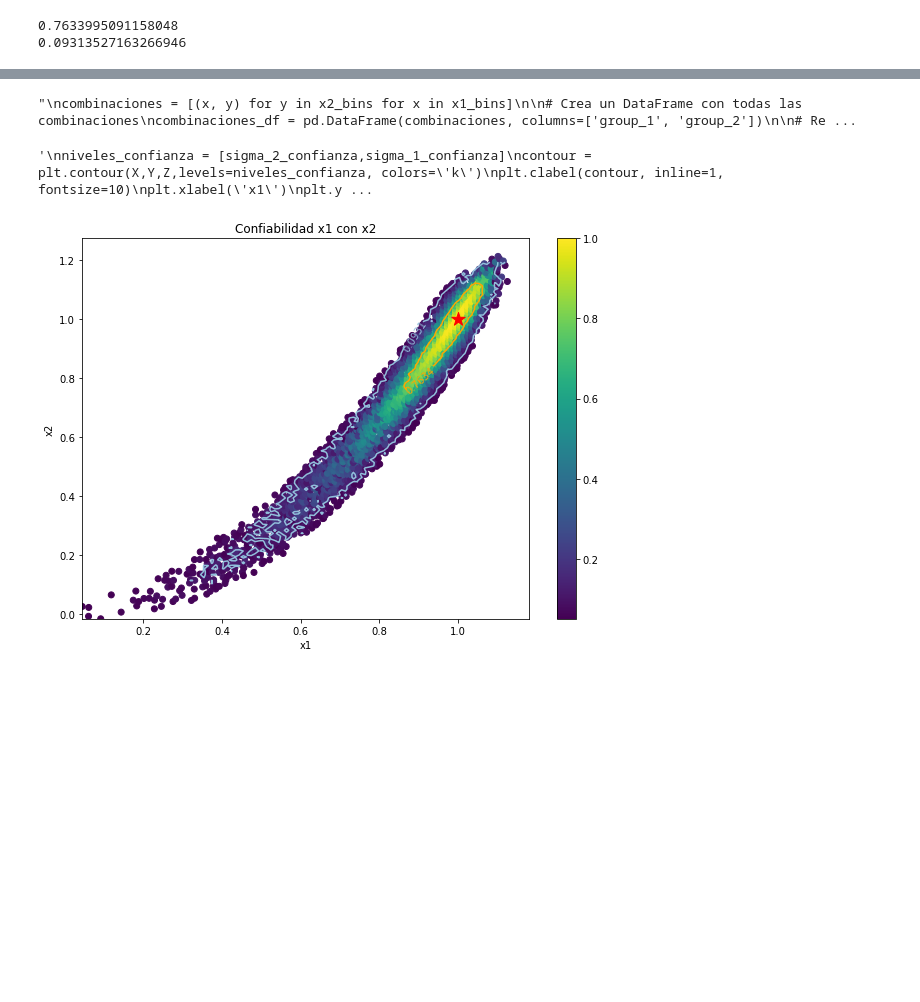
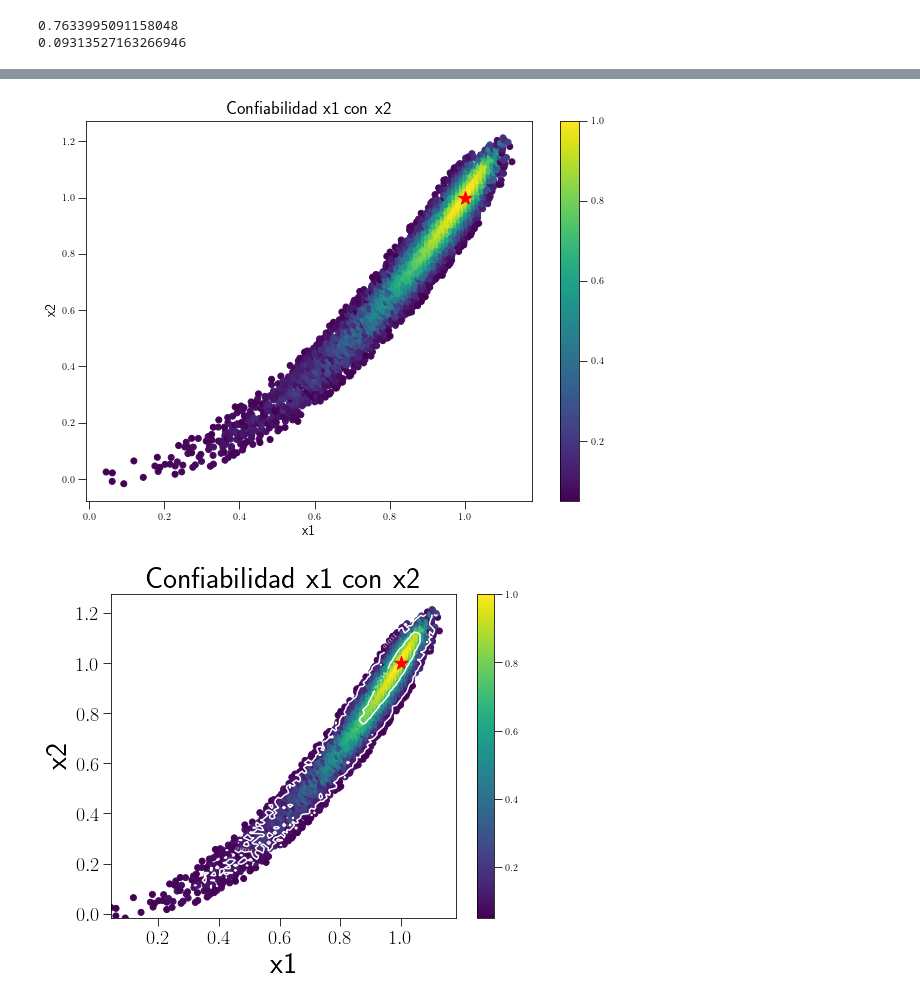
Before and after one commit to gadolfocastrillon/DarkMatterModels, a Jupyter notebook: Algoritmos geneticos/contour_confidence.ipynb, the cells around one changed output, grey strips where cells are left out. Drawn from its saved outputs; the diff is of its cells as text; code cells hidden in the pictures; blank space fills up the shorter version.

```diff
--- a/Algoritmos geneticos/contour_confidence.ipynb
+++ b/Algoritmos geneticos/contour_confidence.ipynb
@@ -6,3 +25,14 @@ import scipy.stats as stats
+# %%
+import matplotlib as mpl
+mpl.rcParams['xtick.major.size'] = 8
+mpl.rcParams['xtick.minor.size'] = 4
+mpl.rcParams['ytick.major.size'] = 8
+mpl.rcParams['ytick.minor.size'] = 4
+
+#mpl.rcParams['xtick.labelsize'] = 50
+mpl.rc('text', usetex=True)
+#mpl.rcParams['text.latex.preamble']=[r"\usepackage{amsmath}"]
+plt.rcParams['text.latex.preamble'] = r"\usepackage{bm} \usepackage{amsmath}"
 # %%
 def regions_confidence(df,name="Confiabilidad x1 con x2",name1='x1',pass_1=0.01,name2='x2',pass_2=0.01):
     lim_ini_1 = df[name1].min()
@@ -93,33 +159,0 @@ best1,dm1 = regions_confidence(df,name="Confiabilidad x1 con x2",name1='x1',name
-# %%
-def contorno(df_,pass_1=0.01,pass_2=0.01):
-    lim_ini_1 = best1['group_1'].min()
-    lim_fin_1 = best1['group_1'].max()
-    lim_ini_2 = best1['group_2'].min()
-    lim_fin_2 = best1['group_2'].max()
-    x1_bins = np.arange(lim_ini_1,lim_fin_1,pass_1)
-    x2_bins = np.arange(lim_ini_2,lim_fin_2,pass_2)
-    X_,Y_ = np.meshgrid(x1_bins,x2_bins)
-    def funcion(x, y, df_):
-        try:
-            objeto = df_[df_['group_1'] == x]
-            objeto = objeto[objeto['group_2'] == y]
-            # Utiliza .values[0] en lugar de .value()
-            valor = objeto['ratio'].values[0]
-        except IndexError:  # Maneja la excepción específica para IndexError
-            valor = 0
-        return valor
-
-    combinaciones = [(x, y) for y in x2_bins for x in x1_bins]
-
-    # Crea un DataFrame con todas las combinaciones
-    combinaciones_df = pd.DataFrame(combinaciones, columns=['group_1', 'group_2'])
-
-    # Realiza una fusión (merge) con el DataFrame original (best1) para obtener los valores de ratio
-    resultado_df = pd.merge(combinaciones_df, best1, on=['group_1', 'group_2'], how='left')
-
-    # Llena los valores NaN con 0
-    resultado_df['ratio'].fillna(0, inplace=True)
-
-    # Reorganiza los datos en una matriz Z
-    Z_ = resultado_df['ratio'].values.reshape(len(x2_bins), len(x1_bins))
-    return X_,Y_,Z_
@@ -139,18 +159,0 @@ Z1 = np.array(z)
-# %%
-'''
-combinaciones = [(x, y) for y in x2_bins for x in x1_bins]
-
-# Crea un DataFrame con todas las combinaciones
-combinaciones_df = pd.DataFrame(combinaciones, columns=['group_1', 'group_2'])
-
-# Realiza una fusión (merge) con el DataFrame original (best1) para obtener los valores de ratio
-resultado_df = pd.merge(combinaciones_df, best1, on=['group_1', 'group_2'], how='left')
-
-# Llena los valores NaN con 0
-resultado_df['ratio'].fillna(0, inplace=True)
-
-# Reorganiza los datos en una matriz Z
-Z2 = resultado_df['ratio'].values.reshape(len(x2_bins), len(x1_bins))
-'''
-# %% [output]
-"\ncombinaciones = [(x, y) for y in x2_bins for x in x1_bins]\n\n# Crea un DataFrame con todas las combinaciones\ncombinaciones_df = pd.DataFrame(combinaciones, columns=['group_1', 'group_2'])\n\n# Re ...
@@ -159,17 +160,7 @@ Z2 = resultado_df['ratio'].values.reshape(len(x2_bins), len(x1_bins))
-# %%
-'''
-niveles_confianza = [sigma_2_confianza,sigma_1_confianza]
-contour = plt.contour(X,Y,Z,levels=niveles_confianza, colors='k')
-plt.clabel(contour, inline=1, fontsize=10)
-plt.xlabel('x1')
-plt.ylabel('x2')
-plt.title("Contorno con niveles de confianza")
-plt.show()
-'''
-# %% [output]
-'\nniveles_confianza = [sigma_2_confianza,sigma_1_confianza]\ncontour = plt.contour(X,Y,Z,levels=niveles_confianza, colors=\'k\')\nplt.clabel(contour, inline=1, fontsize=10)\nplt.xlabel(\'x1\')\nplt.y ...
 # %%
 X,Y,Z = contorno(best1)
+graficar(dm1,best1,name1='x1',name2='x2',name="Confiabilidad x1 con x2")
 graficar_confidence(dm1,best1,X,Y,Z)
 # %% [output]
-[figure, old version]
+[figure, new version]
+[figure, added]
```
Also changed, not shown: parts of 23 cells of this notebook, 3 other files.
